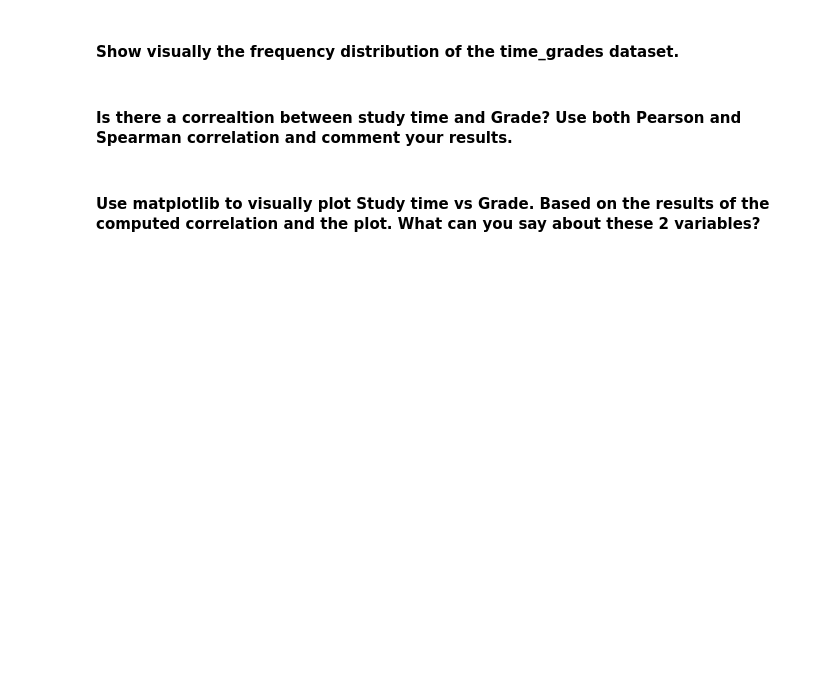
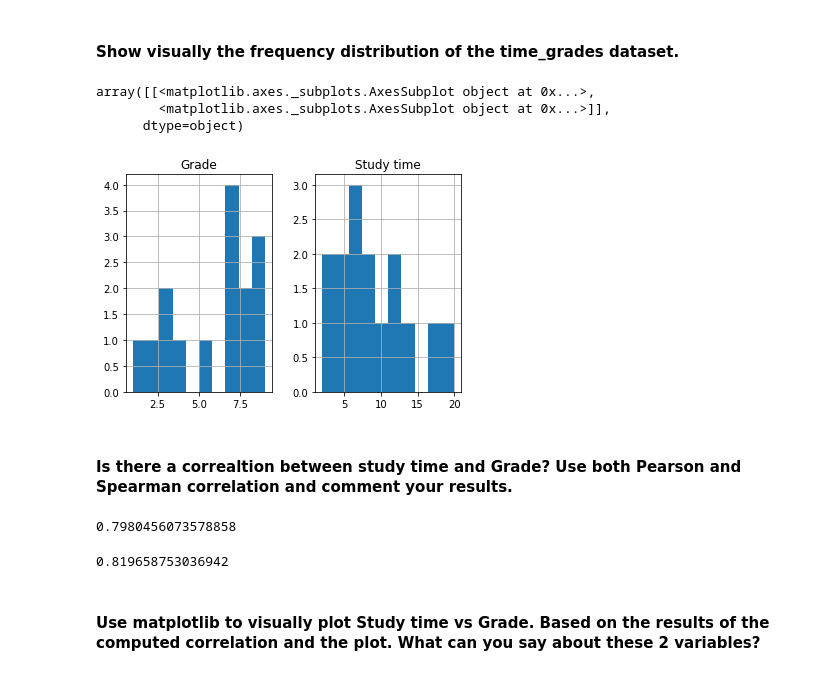
Before and after one commit to ta-datapt-bcn/lab-pivot-table-and-correlation, a Jupyter notebook: your_code/main.ipynb, the cells around one changed output. Cells and saved outputs as stored; diff of their text form; code cells hidden in the pictures; blank space fills up the shorter version.

```diff
--- a/your_code/main.ipynb
+++ b/your_code/main.ipynb
@@ -128,5 +329,7 @@ column= ['Calorie burned', 'Steps','Floors','Minutes Sedentary','Minutes Very Ac
 #### Open the `Time_Grades.csv` file and name your dataset `time_grades`
 # %%
 # your answer here
+
+time_grades = pd.read_csv('Time_Grades.csv')
 # %%
 #Print time_grades
@@ -134,9 +346,24 @@ column= ['Calorie burned', 'Steps','Floors','Minutes Sedentary','Minutes Very Ac
 #### Show visually the frequency distribution of the time_grades dataset.
 # %%
 # your answer here
+
+time_grades.hist()
+# %% [output]
+array([[<matplotlib.axes._subplots.AxesSubplot object at 0x...>,
+        <matplotlib.axes._subplots.AxesSubplot object at 0x...>]],
+      dtype=object)
+[figure, added]
 # %% [markdown]
 #### Is there a correaltion between study time and Grade? Use both Pearson and Spearman correlation and comment your results.
 # %%
 # your answer here-Pearson
+
+time_grades['Study time'].corr(time_grades.Grade, method='pearson')
+# %% [output]
+0.7980456073578858
 # %%
 ## your answer here-Spearman
+
+time_grades['Study time'].corr(time_grades.Grade, method='spearman')
+# %% [output]
+0.819658753036942
```
Also changed, not shown: parts of 39 cells of this notebook, 1 other file.
